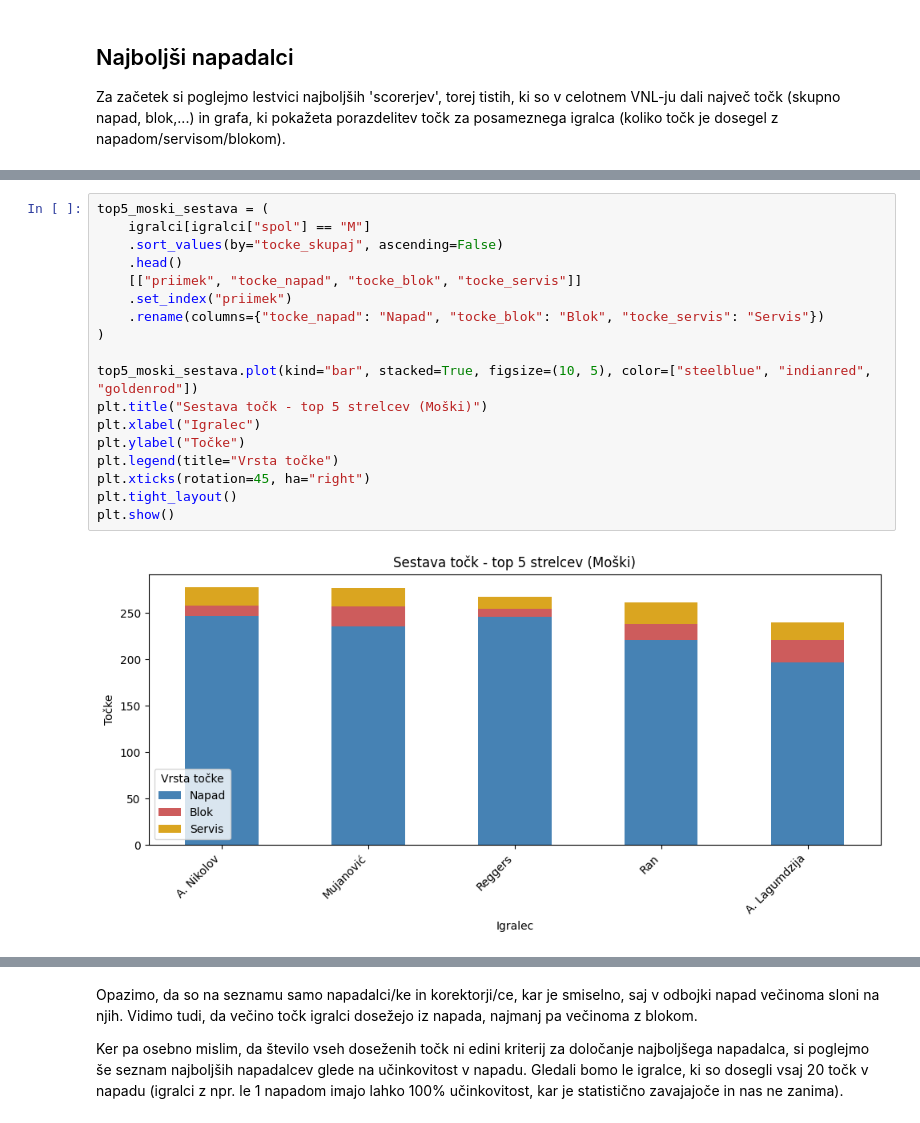
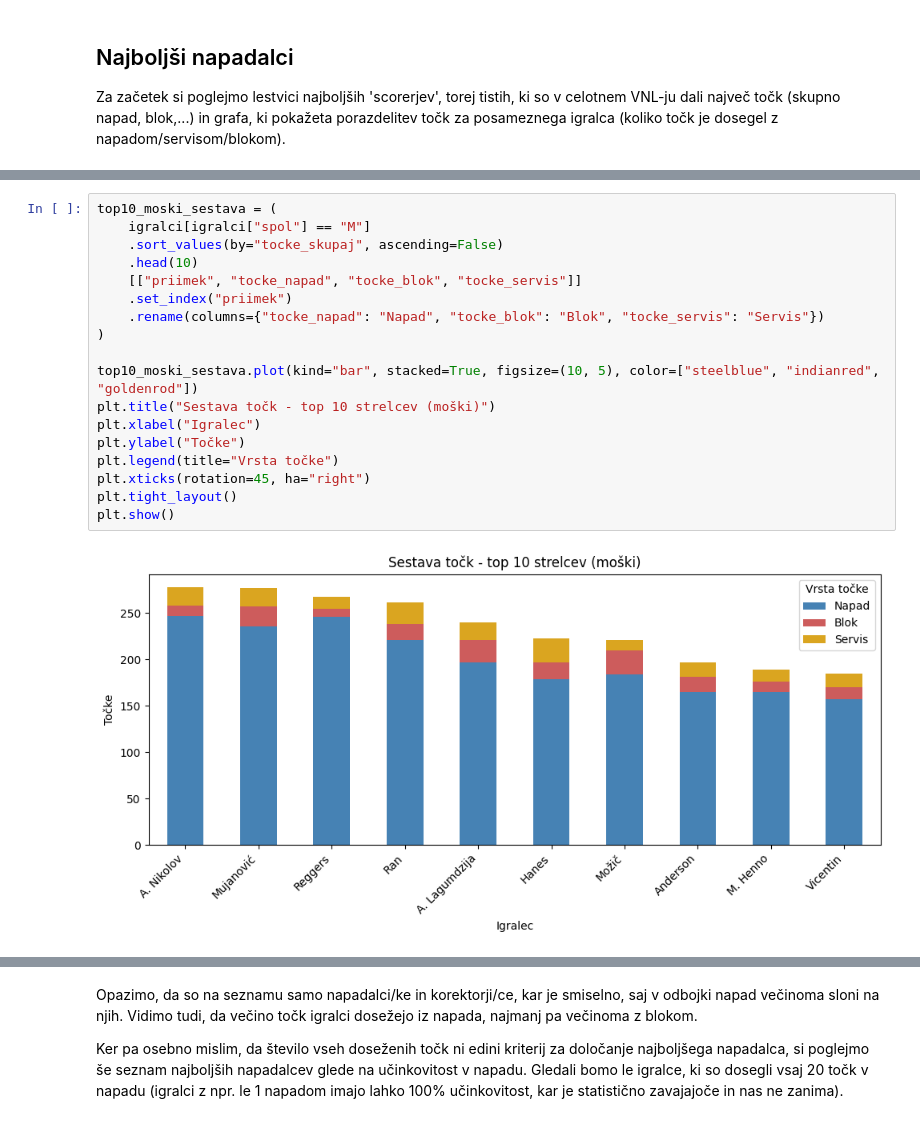
Before and after one commit to mijastijepic/UVP_projektna_naloga, a Jupyter notebook: analiza_podatkov.ipynb, the cells around one changed output, grey strips where cells are left out. Saved outputs shown, nothing was run; the diff lists cells and outputs as text.

```diff
--- a/analiza_podatkov.ipynb
+++ b/analiza_podatkov.ipynb
@@ -259,21 +264,21 @@ top5_moski
 # %%
-top5_moski_sestava = (
+top10_moski_sestava = (
     igralci[igralci["spol"] == "M"]
     .sort_values(by="tocke_skupaj", ascending=False)
-    .head()
+    .head(10)
     [["priimek", "tocke_napad", "tocke_blok", "tocke_servis"]]
     .set_index("priimek")
     .rename(columns={"tocke_napad": "Napad", "tocke_blok": "Blok", "tocke_servis": "Servis"})
 )
 
-top5_moski_sestava.plot(kind="bar", stacked=True, figsize=(10, 5), color=["steelblue", "indianred", "goldenrod"])
-plt.title("Sestava točk - top 5 strelcev (Moški)")
+top10_moski_sestava.plot(kind="bar", stacked=True, figsize=(10, 5), color=["steelblue", "indianred", "goldenrod"])
+plt.title("Sestava točk - top 10 strelcev (moški)")
 plt.xlabel("Igralec")
 plt.ylabel("Točke")
 plt.legend(title="Vrsta točke")
 plt.xticks(rotation=45, ha="right")
 plt.tight_layout()
 plt.show()
 # %% [output]
-[figure, old version]
+[figure, new version]
 # %%
```
Also changed, not shown: parts of 3 cells of this notebook.
